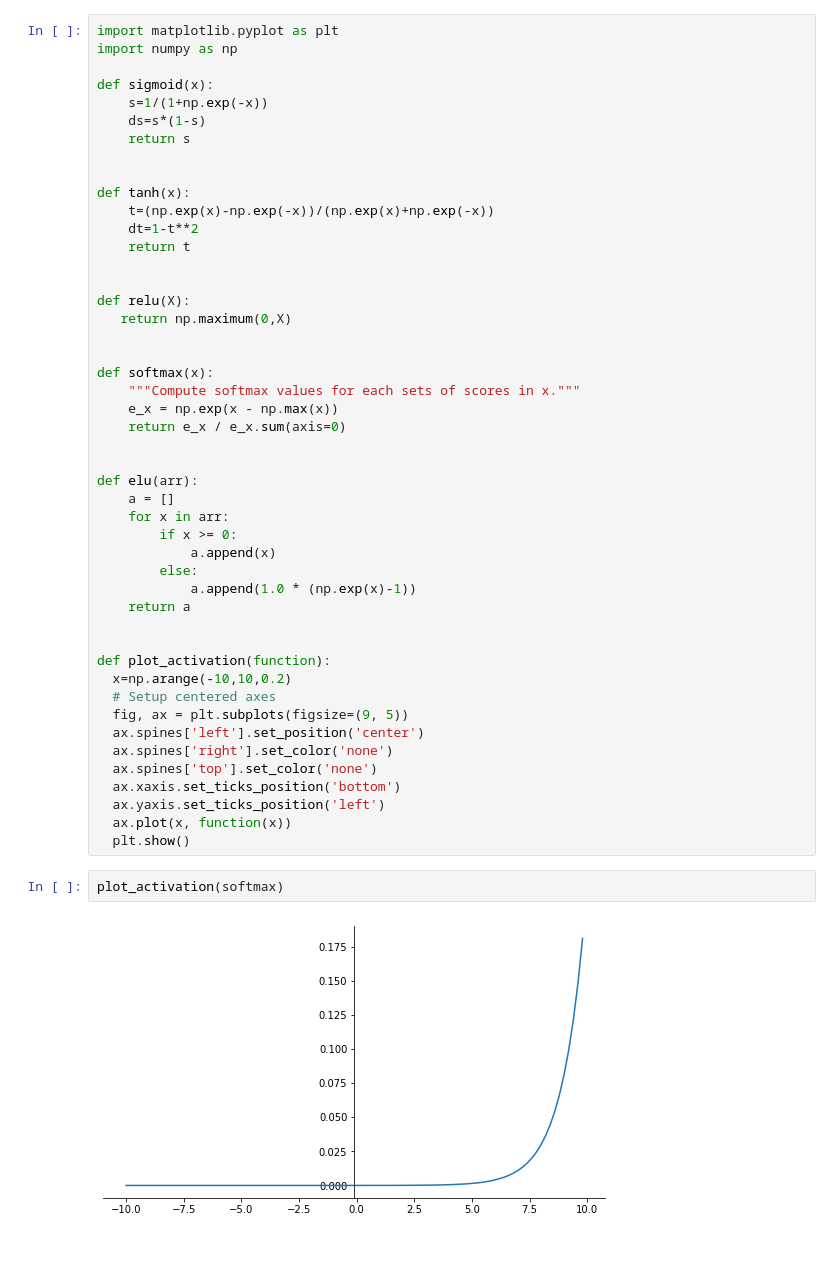
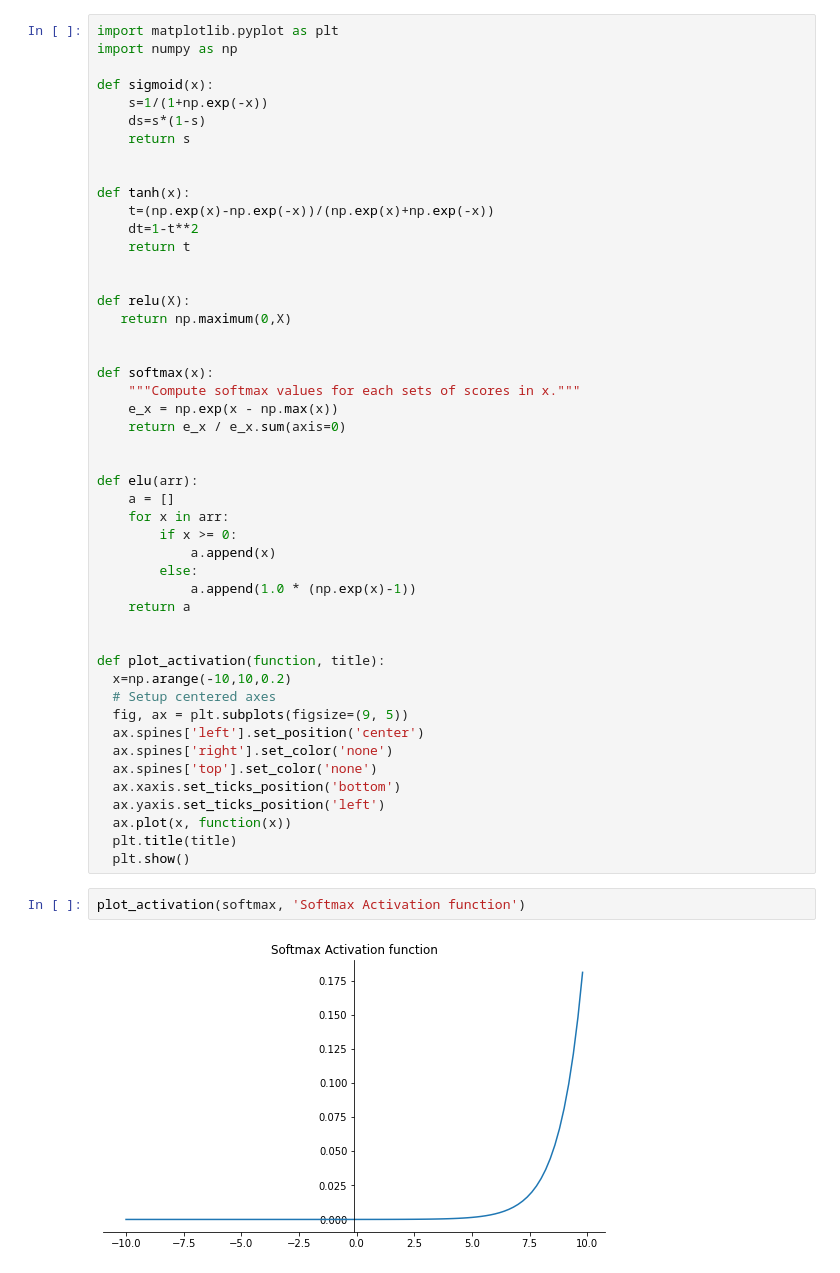
Before and after one commit to myschl/ML-DL, a Jupyter notebook: Activation_functions_plot_.ipynb, the cells around one changed output. Saved outputs shown, nothing was run; the diff lists cells and outputs as text.

```diff
--- a/Activation_functions_plot_.ipynb
+++ b/Activation_functions_plot_.ipynb
@@ -36,7 +36,7 @@ def elu(arr):
     return a
 
 
-def plot_activation(function):
+def plot_activation(function, title):
   x=np.arange(-10,10,0.2)
   # Setup centered axes
   fig, ax = plt.subplots(figsize=(9, 5))
@@ -46,9 +46,10 @@ def plot_activation(function):
   ax.xaxis.set_ticks_position('bottom')
   ax.yaxis.set_ticks_position('left')
   ax.plot(x, function(x))
+  plt.title(title)
   plt.show()
 # %%
-plot_activation(softmax)
+plot_activation(softmax, 'Softmax Activation function')
 # %% [output]
-[figure, old version]
+[figure, new version]
 # %%
```
Also changed, not shown: parts of 4 cells of this notebook.
